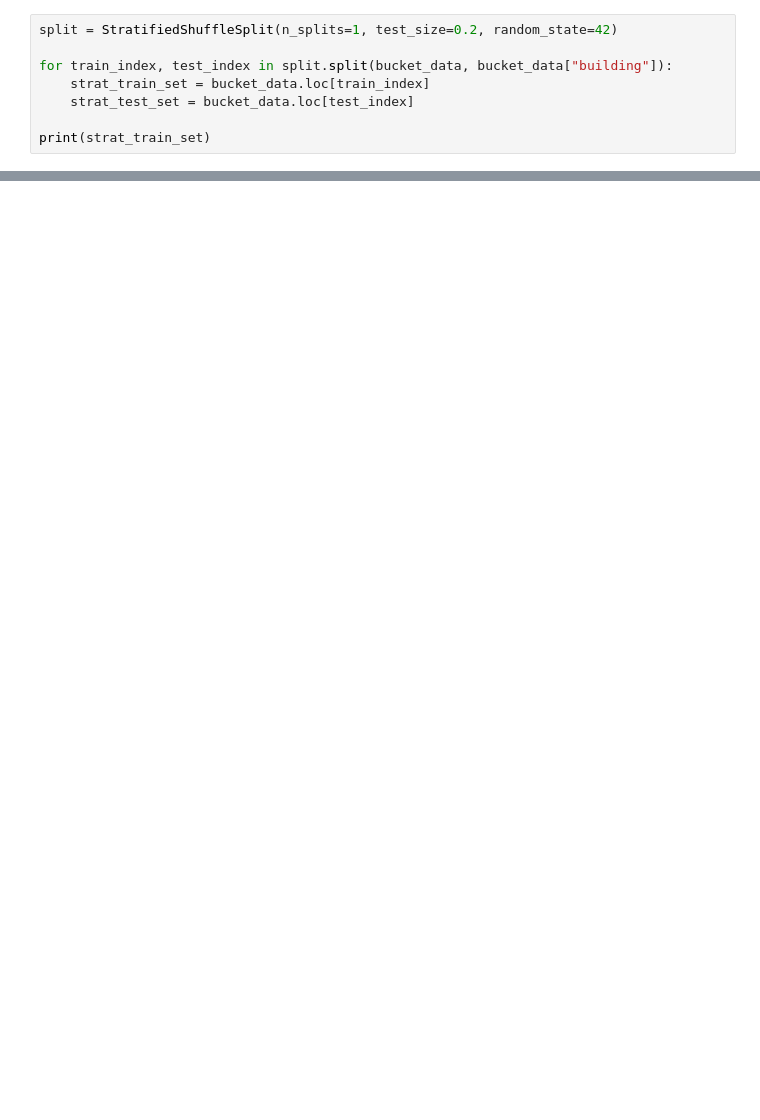
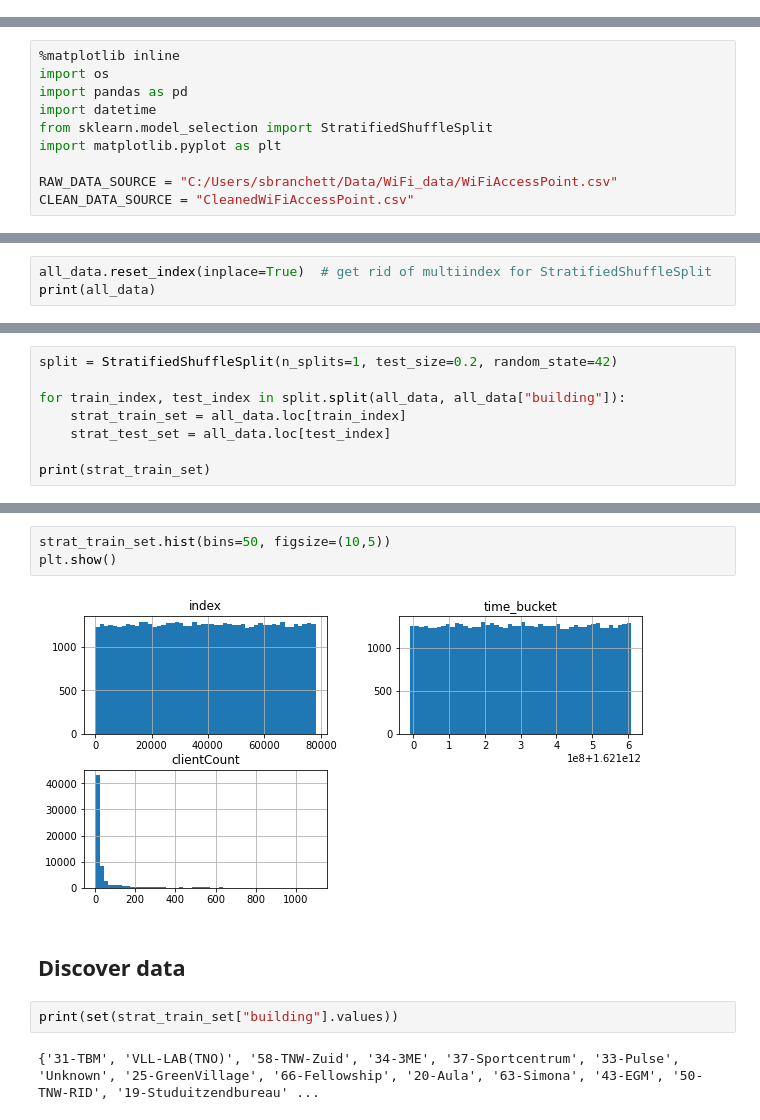
Before and after one commit to sebranchett/wifi_blog, a Jupyter notebook: WiFi_blog.ipynb, the cells around one changed output, grey strips where cells are left out. Saved outputs shown, nothing was run; the diff lists cells and outputs as text; blank space fills up the shorter version.

```diff
--- a/WiFi_blog.ipynb
+++ b/WiFi_blog.ipynb
@@ -157,8 +0,0 @@ bucket_data["building"].hist()
-# %%
-split = StratifiedShuffleSplit(n_splits=1, test_size=0.2, random_state=42)
-
-for train_index, test_index in split.split(bucket_data, bucket_data["building"]):
-    strat_train_set = bucket_data.loc[train_index]
-    strat_test_set = bucket_data.loc[test_index]
-
-print(strat_train_set)
@@ -194,0 +3,10 @@ strat_test_set.to_csv("strat_test_set.csv")
+# %%
+%matplotlib inline
+import os
+import pandas as pd
+import datetime
+from sklearn.model_selection import StratifiedShuffleSplit
+import matplotlib.pyplot as plt
+
+RAW_DATA_SOURCE = "C:/Users/sbranchett/Data/WiFi_data/WiFiAccessPoint.csv"
+CLEAN_DATA_SOURCE = "CleanedWiFiAccessPoint.csv"
@@ -194,0 +55,3 @@ strat_test_set.to_csv("strat_test_set.csv")
+# %%
+all_data.reset_index(inplace=True)  # get rid of multiindex for StratifiedShuffleSplit
+print(all_data)
@@ -194,0 +75,8 @@ strat_test_set.to_csv("strat_test_set.csv")
+# %%
+split = StratifiedShuffleSplit(n_splits=1, test_size=0.2, random_state=42)
+
+for train_index, test_index in split.split(all_data, all_data["building"]):
+    strat_train_set = all_data.loc[train_index]
+    strat_test_set = all_data.loc[test_index]
+
+print(strat_train_set)
@@ -194,0 +98,11 @@ strat_test_set.to_csv("strat_test_set.csv")
+# %%
+strat_train_set.hist(bins=50, figsize=(10,5))
+plt.show()
+# %% [output]
+[figure, added]
+# %% [markdown]
+## Discover data
+# %%
+print(set(strat_train_set["building"].values))
+# %% [output]
+{'31-TBM', 'VLL-LAB(TNO)', '58-TNW-Zuid', '34-3ME', '37-Sportcentrum', '33-Pulse', 'Unknown', '25-GreenVillage', '66-Fellowship', '20-Aula', '63-Simona', '43-EGM', '50-TNW-RID', '19-Studuitzendbureau' ...
```
Also changed, not shown: parts of 42 cells of this notebook, 1 other file.
